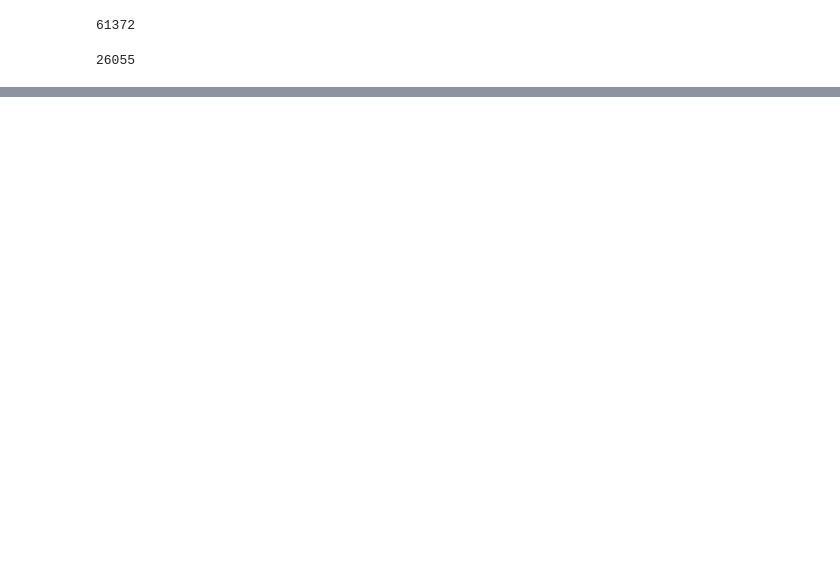
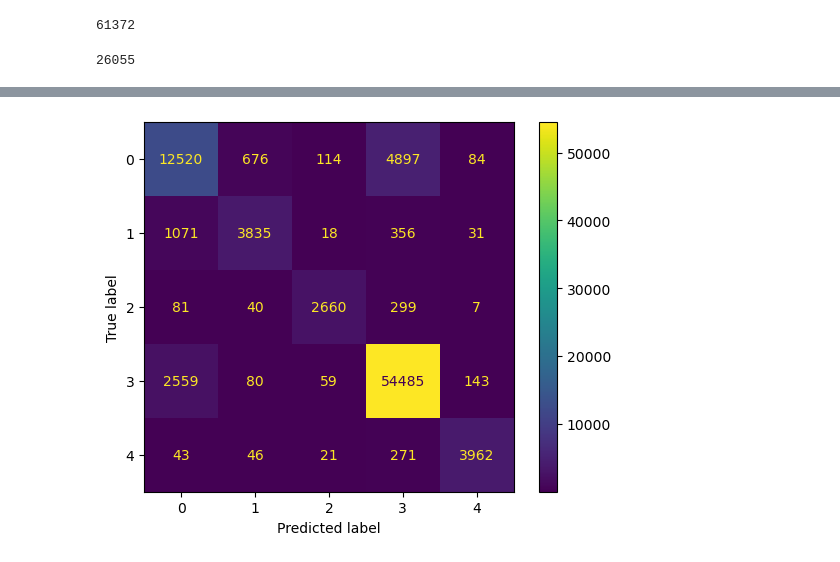
Before and after one commit to nss-data-science-cohort-6/cfpb_text_classification-gambinos, a Jupyter notebook: complaints_classification.ipynb, the cells around one changed output, grey strips where cells are left out. Cells and saved outputs as stored; diff of their text form; code cells hidden in the pictures; blank space fills up the shorter version.

```diff
--- a/complaints_classification.ipynb
+++ b/complaints_classification.ipynb
@@ -296,10 +271,0 @@ from nltk.corpus import stopwords
-# %%
-X = complaints[['complaints_narrative']]
-y = complaints['complaints_issue']
-
-X_train, X_test, y_train, y_test = train_test_split(X, y, random_state = 321, stratify = y)
-# %%
-vect = CountVectorizer()
-
-X_train_vec = vect.fit_transform(X_train['complaints_narrative'])
-X_test_vec = vect.transform(X_test['complaints_narrative'])
@@ -307,0 +289,5 @@ X_train_vec.shape
+# %%
+%%time
+xg_clas = xgb.XGBClassifier(colsample_bytree=0.3, learning_rate= 0.05, max_depth= 6, n_estimators= 500)
+xg_clas.fit(X_train_vec, y_train)
+y_pred_xg = xg_clas.predict(X_test_vec)
@@ -307,0 +345,7 @@ X_train_vec.shape
+# %%
+cm = confusion_matrix(y_test,y_pred_xg, labels = xg_clas.classes_)
+disp = ConfusionMatrixDisplay(confusion_matrix=cm, display_labels=xg_clas.classes_)
+disp.plot()
+plt.show()
+# %% [output]
+[figure, added]
```
Also changed, not shown: parts of 27 cells of this notebook.
